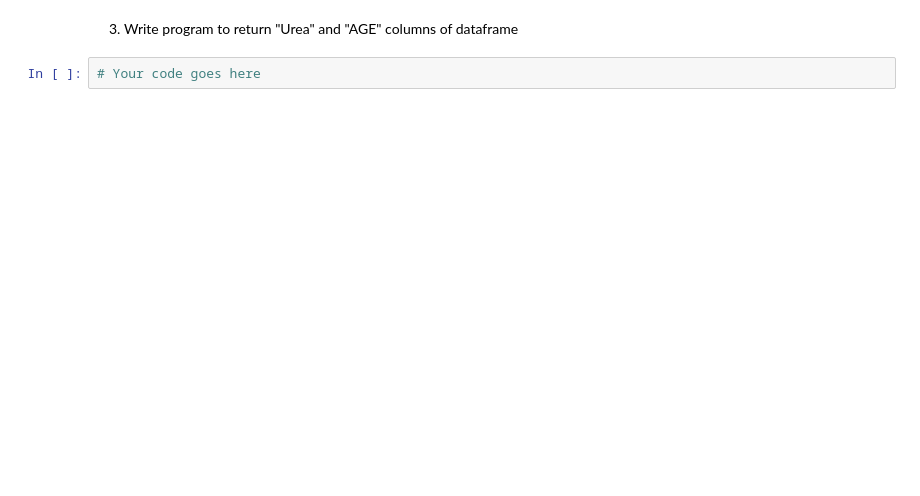
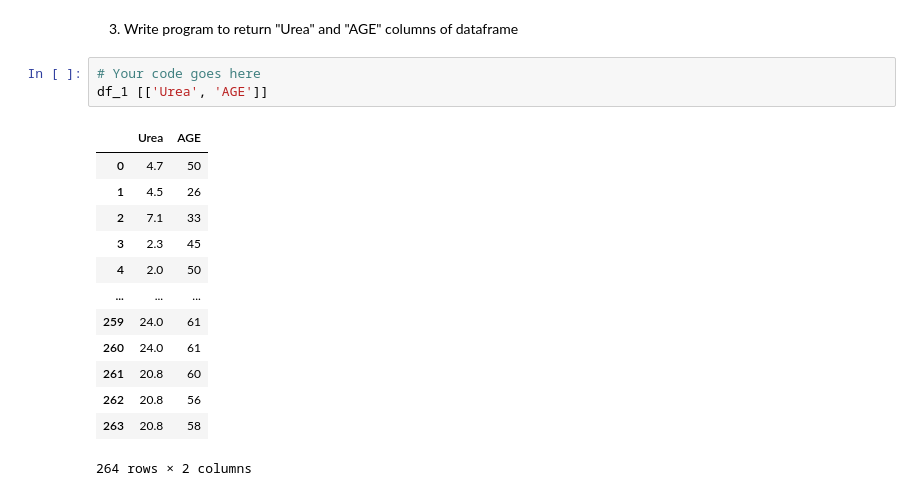
Before and after one commit to Sagdiana22/homeworks, a Jupyter notebook: 4/l4.ipynb, the cells around one changed output. Cells and saved outputs as stored; diff of their text form; blank space fills up the shorter version.

```diff
--- a/4/l4.ipynb
+++ b/4/l4.ipynb
@@ -353,3 +404,18 @@ df_1.iloc [1 : 5, 4 : 8]
 3. Write program to return "Urea" and "AGE" columns of dataframe
 # %%
 # Your code goes here
+df_1 [['Urea', 'AGE']]
+# %% [output]
+|  | Urea | AGE |
+| 0 | 4.7 | 50 |
+| 1 | 4.5 | 26 |
+| 2 | 7.1 | 33 |
+| 3 | 2.3 | 45 |
+| 4 | 2.0 | 50 |
+| ... | ... | ... |
+| 259 | 24.0 | 61 |
+| 260 | 24.0 | 61 |
+| 261 | 20.8 | 60 |
+| 262 | 20.8 | 56 |
+| 263 | 20.8 | 58 |
+264 rows × 2 columns
```
Also changed, not shown: parts of 4 cells of this notebook.
